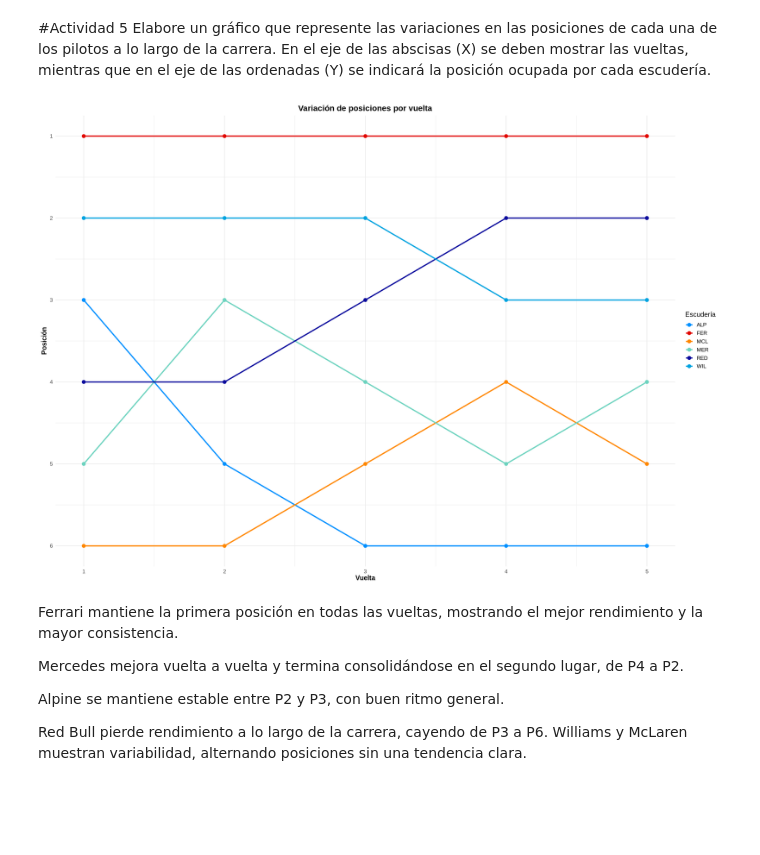
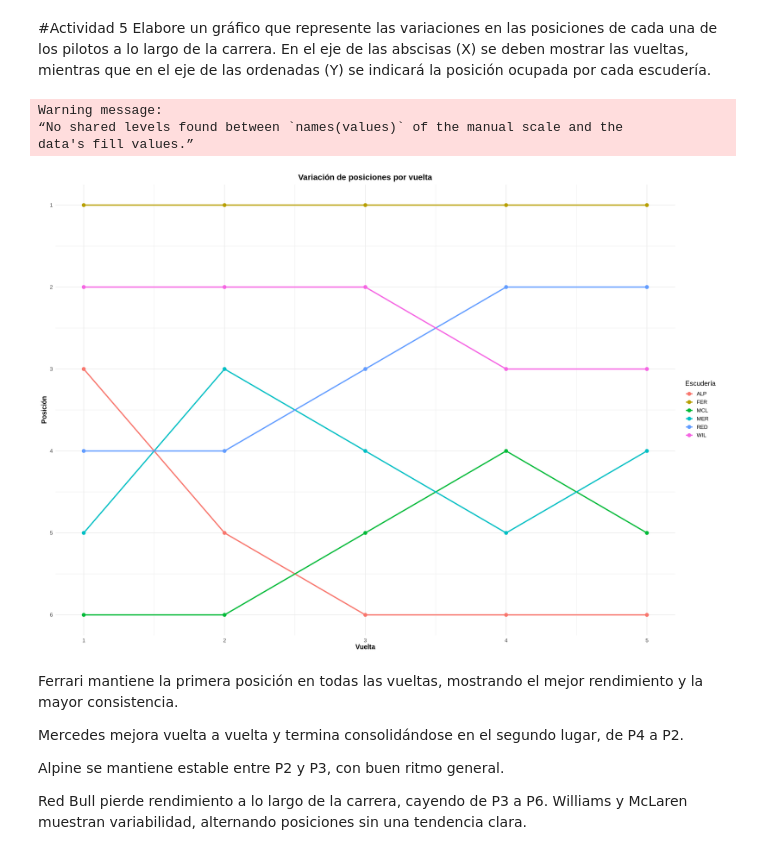
Before and after one commit to LuppeCh/F1EDA, a Jupyter notebook: Exploración_de_Datos_Trabajo_Final.ipynb, the cells around one changed output. Saved outputs shown, nothing was run; the diff lists cells and outputs as text; code cells hidden in the pictures; blank space fills up the shorter version.

```diff
--- a/Exploración_de_Datos_Trabajo_Final.ipynb
+++ b/Exploración_de_Datos_Trabajo_Final.ipynb
@@ -934,24 +862,6 @@ ggplot(lap_times_summary_full, aes(x = full_carId, y = total_lap_time, fill = ca
 # %% [markdown]
 En este gráfico dejamos la escala real en el eje y (del 0 al valor máximo)
 # %%
-colores_f1 <- c(
-  "FER" = "#E10600",
-  "RED" = "#0A0A9C",
-  "MCL" = "#FF8700",
-  "MER" = "#6CD3BF",
-  "ALP" = "#0090FF",
-  "WIL" = "#00A3E0"
-)
-
-full_team_names <- c(
-  "FER" = "Ferrari",
-  "RED" = "Red Bull",
-  "MCL" = "McLaren",
-  "MER" = "Mercedes",
-  "ALP" = "Alpine",
-  "WIL" = "Williams"
-)
-
 lap_times_summary_full <- lap_times_summary %>%
   mutate(full_carId = recode(carId, !!!full_team_names))
 
@@ -1056,45 +966,38 @@ Elabore un gráfico que represente las variaciones en las posiciones de cada una
 # %%
 lap_positions <- lap_times_summary %>%
   group_by(lap_number) %>%
   arrange(total_lap_time, .by_group = TRUE) %>%
   mutate(position = row_number()) %>%
   ungroup()
-
-
-colores_f1 <- c(
-  "FER" = "#E10600",
-  "RED" = "#0A0A9C",
-  "MCL" = "#FF8700",
-  "MER" = "#6CD3BF",
-  "ALP" = "#0090FF",
-  "WIL" = "#00A3E0"
-)
 
 ggplot(lap_positions,
        aes(x = lap_number,
            y = position,
            color = carId,
            group = carId)) +
   geom_line(size = 1.2) +
   geom_point(size = 3) +
   scale_y_reverse(breaks = 1:6) +
   scale_x_continuous(breaks = 1:5) +
-  scale_color_manual(values = colores_f1) +
+  scale_fill_manual(values = colores_f1, labels = full_team_names) +
   labs(
     title = "Variación de posiciones por vuelta",
     x = "Vuelta",
     y = "Posición",
     color = "Escudería"
   ) +
   theme_minimal(base_size = 14) +
   theme(
     plot.title   = element_text(face = "bold", hjust = 0.5),
     axis.title.x = element_text(face = "bold"),
     axis.title.y = element_text(face = "bold"),
     legend.position = "right"
   )
 # %% [output]
+Warning message:
+“No shared levels found between `names(values)` of the manual scale and the
+data's fill values.”
-[figure, old version]
+[figure, new version]
 # %% [markdown]
 Ferrari mantiene la primera posición en todas las vueltas, mostrando el mejor rendimiento y la mayor consistencia.
 
```
Also changed, not shown: parts of 17 cells of this notebook.
